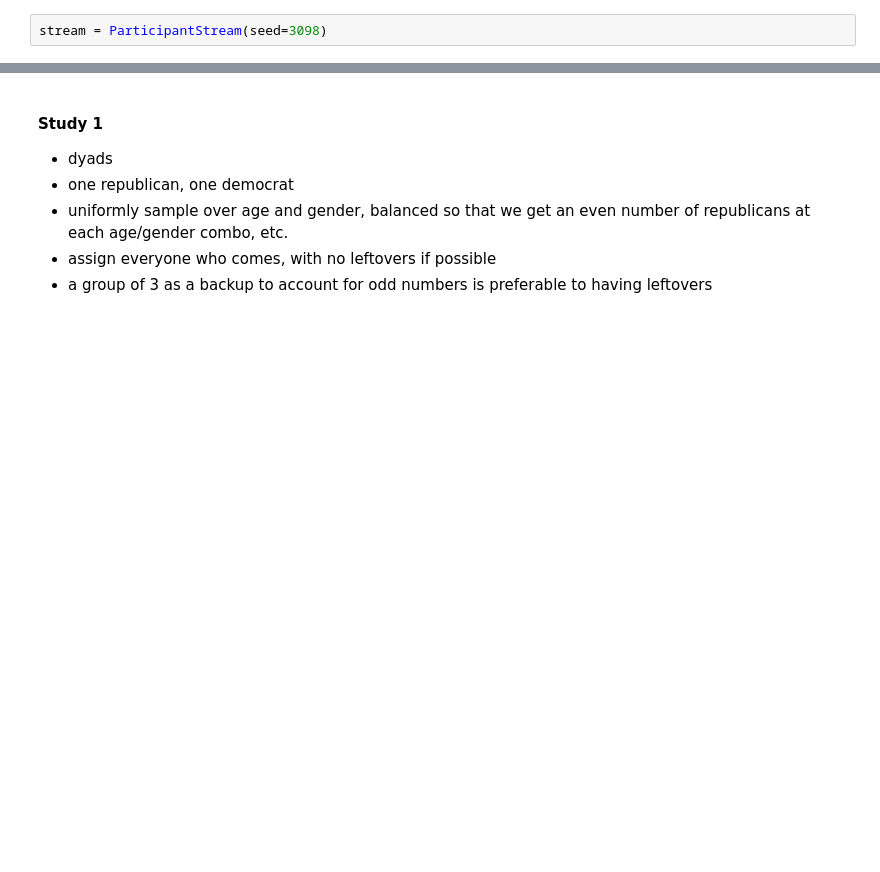
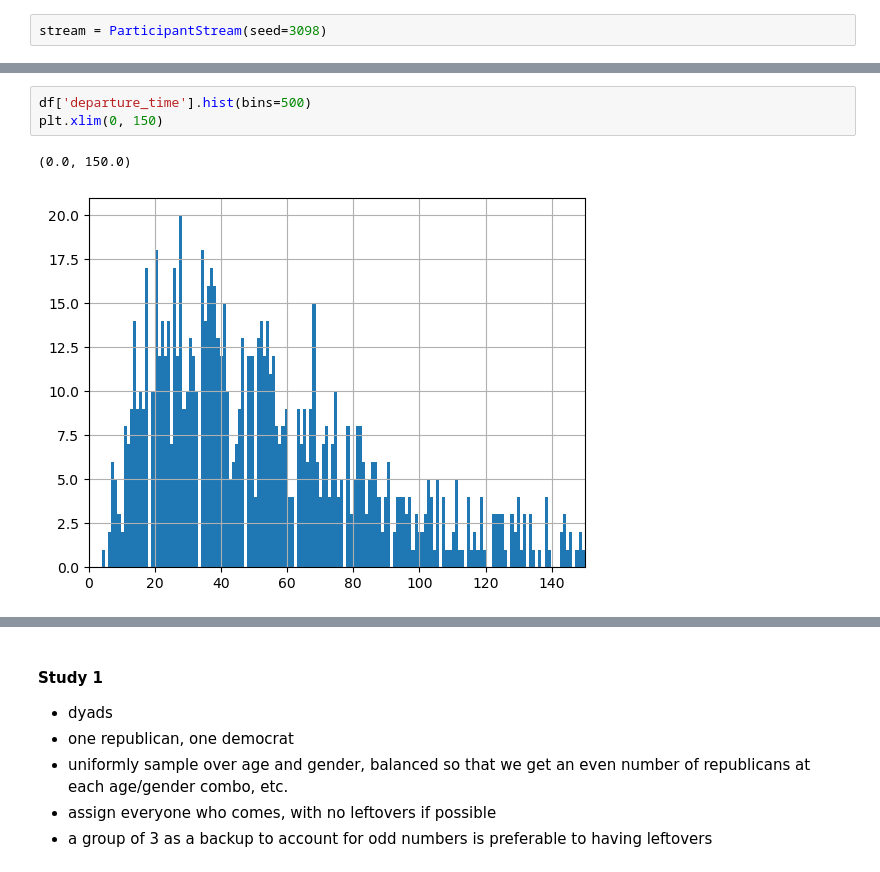
Before and after one commit to Watts-Lab/deliberation-group-assignment, a Jupyter notebook: scratch/scoring.ipynb, the cells around one changed output, grey strips where cells are left out. Cells and saved outputs as stored; diff of their text form; blank space fills up the shorter version.

```diff
--- a/scratch/scoring.ipynb
+++ b/scratch/scoring.ipynb
@@ -162,0 +185,6 @@ stream.generate_participants(10)
+# %%
+df['departure_time'].hist(bins=500)
+plt.xlim(0, 150)
+# %% [output]
+(0.0, 150.0)
+[figure, added]
```
Also changed, not shown: parts of 31 cells of this notebook, 1 other file.
